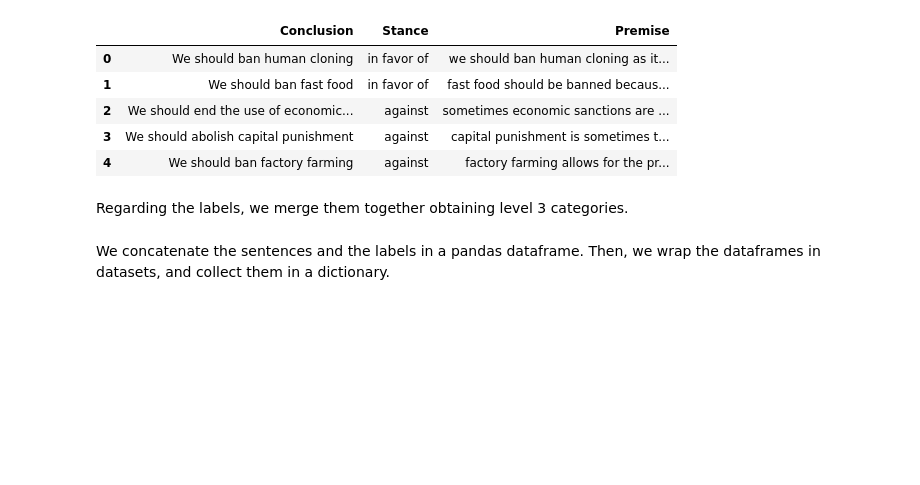
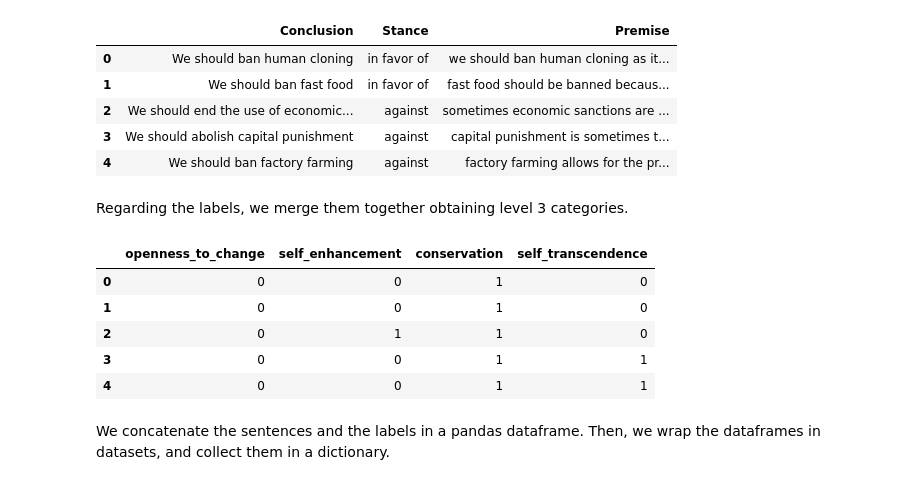
Before and after one commit to madalinaionela/NLP, a Jupyter notebook: ASSIGNMENTS/Assignment 2/assignment2_final_Folloni.ipynb, the cells around one changed output. Drawn from its saved outputs; the diff is of its cells as text; code cells hidden in the pictures; blank space fills up the shorter version.

```diff
--- a/ASSIGNMENTS/Assignment 2/assignment2_final_Folloni.ipynb
+++ b/ASSIGNMENTS/Assignment 2/assignment2_final_Folloni.ipynb
@@ -62,19 +62,28 @@ Regarding the labels, we merge them together obtaining level 3 categories.
 # %%
 # Train
 openness_to_change = df_y_train.iloc[:, 1:5].any(axis=1)
 self_enhancement = df_y_train.iloc[:, 4:9].any(axis=1)
 conservation = df_y_train.iloc[:, 8:15].any(axis=1)
 self_transcendence = df_y_train.iloc[:, 14:].any(axis=1)
 
 super_df_y_train = pd.DataFrame({
     'openness_to_change': openness_to_change,
     'self_enhancement': self_enhancement,
     'conservation': conservation,
     'self_transcendence': self_transcendence
 }, dtype=int)
 
 # super_df_y_train
 # 5393 rows x 4 columns
+
+super_df_y_train.head()
+# %% [output]
+|  | openness_to_change | self_enhancement | conservation | self_transcendence |
+| 0 | 0 | 0 | 1 | 0 |
+| 1 | 0 | 0 | 1 | 0 |
+| 2 | 0 | 1 | 1 | 0 |
+| 3 | 0 | 0 | 1 | 1 |
+| 4 | 0 | 0 | 1 | 1 |
 # %%
 # Validation
 openness_to_change = df_y_val.iloc[:, 1:5].any(axis=1)
```
Also changed, not shown: parts of 1 cell of this notebook, 4 other files.
